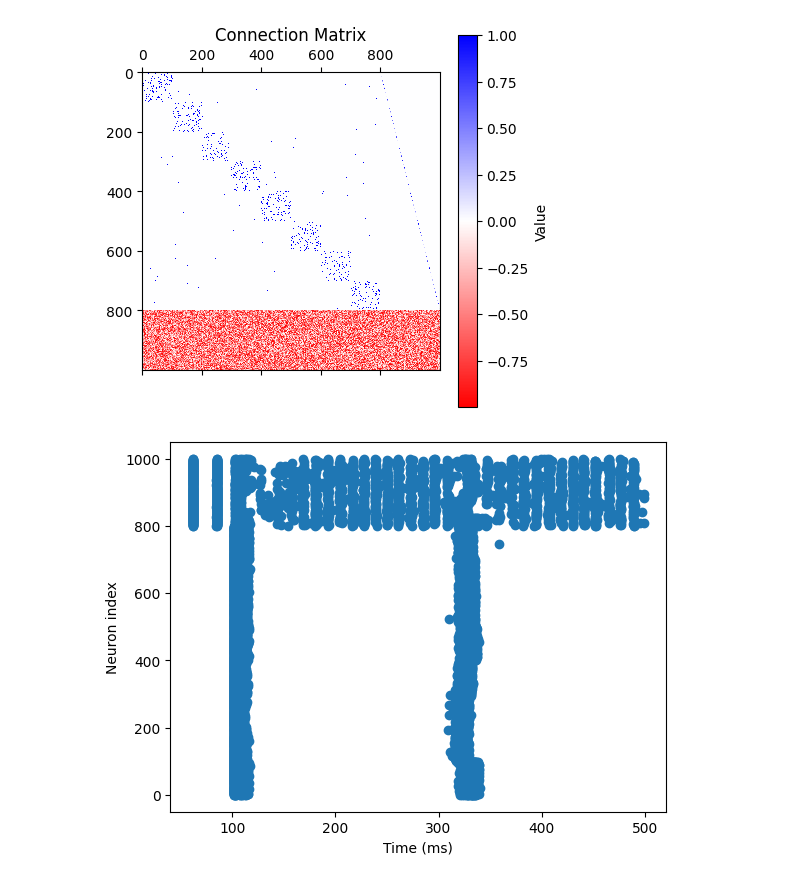
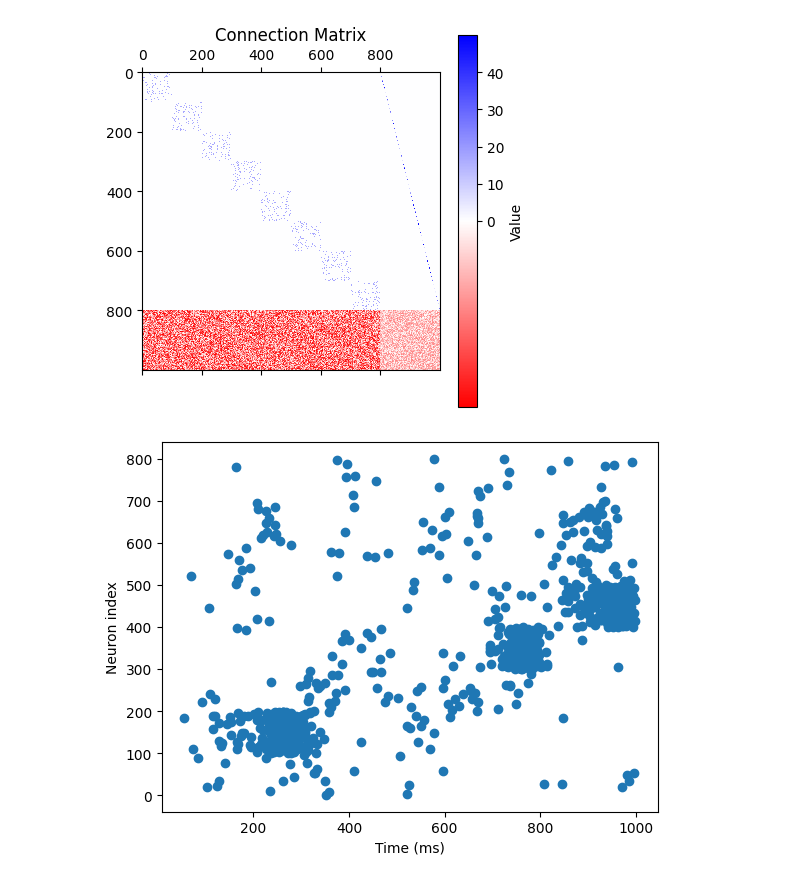
Before and after one commit to StevenChenWaiHo/Neurodynamics, a Jupyter notebook: modularNetwork.ipynb, the cells around one changed output. Drawn from its saved outputs; the diff is of its cells as text; code cells hidden in the pictures.

```diff
--- a/modularNetwork.ipynb
+++ b/modularNetwork.ipynb
@@ -20,7 +20,8 @@ EtoI_SCALING_FACTOR = 50
 ItoE_SCALING_FACTOR = 2
 ItoI_SCALING_FACTOR = 1
 
-p = 0.1
+p = 0
+poissonLambda = 0.01
 
 Dmax = 20
 net = IzNetwork(N, Dmax)
@@ -28,6 +29,7 @@ net = IzNetwork(N, Dmax)
 # Set connectivity and delay matrices
 W = np.zeros((N,N))
 D = np.ones((N,N), dtype=int)
+D[:N_EXCITATORY, :N_EXCITATORY] = np.random.uniform(1, 20, size=(N_EXCITATORY, N_EXCITATORY))
 
 # Connect Modular Excitatory-excitatory (1000 Connections)
 for i in range(N_MODULE):
@@ -67,16 +69,16 @@ for s in range(N_EXCITATORY):
             W[s, t] = 0
 
             new_target = s
-            while s == new_target or W[s, new_target]:
+            while s // N_MODULE_EXCITATORY == new_target // N_MODULE_EXCITATORY:
                 new_target = np.random.randint(N_EXCITATORY)
 
             W[s, new_target] = 1
 
 # Include Scaling Factor
-W[:N_EXCITATORY][:N_EXCITATORY] *= EtoE_SCALING_FACTOR
-W[:N_EXCITATORY][N_EXCITATORY:] *= EtoI_SCALING_FACTOR
-W[N_EXCITATORY:][:N_EXCITATORY] *= ItoE_SCALING_FACTOR
-W[N_EXCITATORY:][N_EXCITATORY:] *= ItoI_SCALING_FACTOR
+W[:N_EXCITATORY, :N_EXCITATORY] *= EtoE_SCALING_FACTOR
+W[:N_EXCITATORY, N_EXCITATORY:] *= EtoI_SCALING_FACTOR
+W[N_EXCITATORY:, :N_EXCITATORY] *= ItoE_SCALING_FACTOR
+W[N_EXCITATORY:, N_EXCITATORY:] *= ItoI_SCALING_FACTOR
 
 # Plot
 vmin, vmax = W.min(), W.max()
@@ -87,40 +89,51 @@ plt.matshow(W, cmap=cmap, norm=norm, interpolation='nearest')
 plt.colorbar(label="Value")
 plt.title("Connection Matrix")
 plt.show()
-
 
 
 # All neurons are heterogeneous excitatory regular spiking
 r = np.random.rand(N)
 a = 0.02*np.ones(N)
 b = np.ones(N)
 c = -65 + 15*(r**2)*np.ones(N)
 d = np.ones(N)
 
 # Excitatory
 b[:N_EXCITATORY] = 0.2
 d[:N_EXCITATORY] = 8
 
 # Inhibitory
 b[N_EXCITATORY:] = 0.25
 d[N_EXCITATORY:] = 2
 
 net.setWeights(W)
 net.setDelays(D)
 net.setParameters(a, b, c, d)
 
-T = 500
+T = 1000
 V = np.zeros((T, N))
 for t in range(T):
-    net.setCurrent(5*np.ones(N))
+    net.setCurrent((np.random.poisson(poissonLambda, N) > 0) * 15)
     net.update()
     V[t,:], _ = net.getState()
 
-t, n = np.where(V > 29)
+t, n = np.where(V[:,:N_EXCITATORY] > 29)
 plt.scatter(t, n)
 plt.xlabel('Time (ms)')
 plt.ylabel('Neuron index')
 plt.show()
+
+interval = 20
+MFR = np.zeros((T // interval, N_MODULE))
+window = 50
+for t in range(0, T - window, interval):
+    for m in range(N_MODULE):
+        MFR[t // interval][m] = np.count_nonzero(V[t:t+window, :m * N_MODULE_EXCITATORY] > 29) / window
+
+plt.plot(MFR)
+plt.xlabel('Time (ms)')
+plt.ylabel('Neuron index')
+plt.show()
 # %% [output]
-[figure, old version]
+[figure, new version]
-[figure, old version]
+[figure, new version]
```
Also changed, not shown: parts of 1 cell of this notebook.
